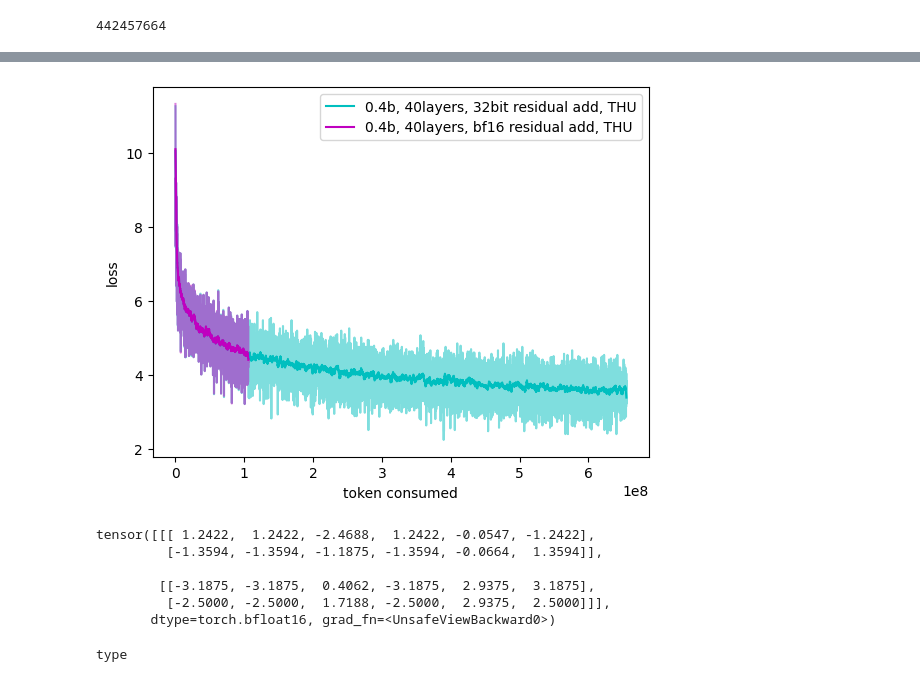
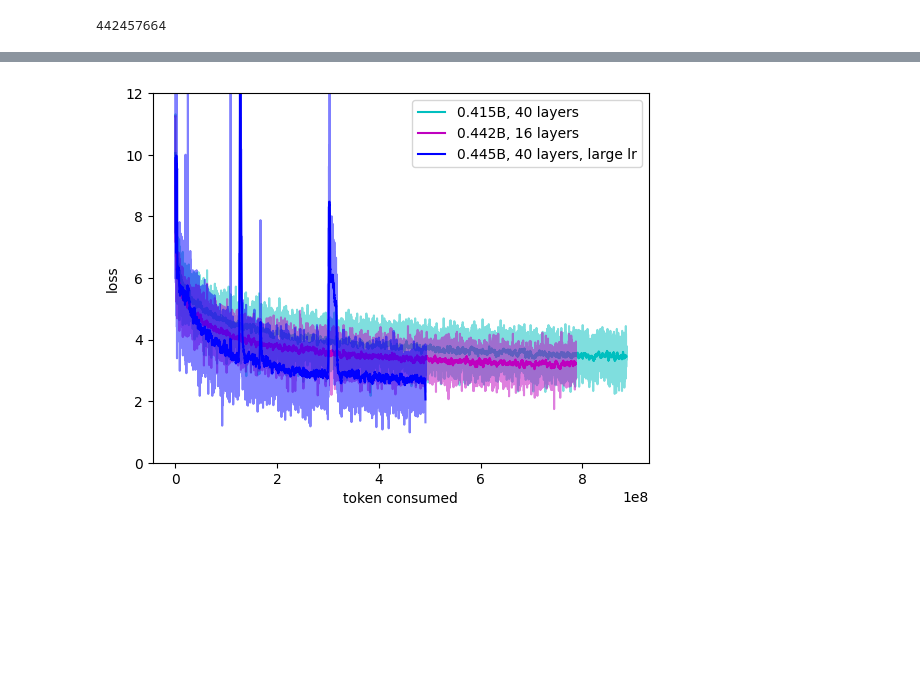
Before and after one commit to leosongwei/small_pretrained_model, a Jupyter notebook: test.ipynb, the cells around one changed output, grey strips where cells are left out. Drawn from its saved outputs; the diff is of its cells as text; code cells hidden in the pictures; blank space fills up the shorter version.

```diff
--- a/test.ipynb
+++ b/test.ipynb
@@ -107,88 +121,35 @@ def get_training_log(saves_dir):
     log_entries = []
 
     for dir in checkpoints:
         log_path = os.path.join(saves_dir, dir, "logs.json")
         with open(log_path) as file:
             file_entries = json.load(file)
         log_entries += file_entries
 
     losses = list(map(lambda x: x["loss"], log_entries))
     token_comsumed = [x["token_consumed"] for x in log_entries]
     return torch.tensor(token_comsumed), torch.tensor(losses)
 
 alpha = 0.5
 window_size = 41
 
 # colors = list(matplotlib.colormaps['Set1'].colors[:])
 colors = ['c', 'r', 'y', 'b', 'm', 'c']
 
 def plot_training_history(label, path):
     color = colors.pop()
     token_comsumed, losses = get_training_log(path)
     plt.plot(token_comsumed, losses, alpha=alpha, color=color)
     plt.plot(token_comsumed, padded_avg(losses, window_size), label=label, alpha=1.0, color=color)
 
-# token_comsumed, losses = get_training_log("/home/leo/NLP/from_scratch/experiment/exp_05_custom_model_2/old/saves_1e-5")
-# plt.plot(token_comsumed, losses, alpha=alpha, label="1e-5")
 
-# token_comsumed, losses = get_training_log("/home/leo/NLP/from_scratch/experiment/exp_05_custom_model_2/old/saves_3e-5")
-# plt.plot(token_comsumed, losses, alpha=alpha, label="3e-5")
-
-# token_comsumed, losses = get_training_log("/home/leo/NLP/from_scratch/experiment/exp_05_custom_model_2/old/saves_wide_params")
-# plt.plot(token_comsumed, losses, alpha=alpha, label="shallow network")
-
-#plot_training_history("shallow-2", "/home/leo/NLP/from_scratch/experiment/exp_05_custom_model_2/old/saves-shallow-2")
-#plot_training_history("bitsandbytes", "/home/leo/NLP/from_scratch/experiment/exp_05_custom_model_2/old/saves_bitsandbytes_1")
-#plot_training_history("0.6b, bf16+l2+new_batch_gen+grad_accu", "/home/leo/NLP/from_scratch/experiment/exp_05_custom_model_2/old/saves_new_batch_gen")
-plot_training_history("0.4b, 40layers, 32bit residual add, THU", "/home/leo/NLP/from_scratch/experiment/exp_05_custom_model_2/saves_bk2")
-plot_training_history("0.4b, 40layers, bf16 residual add, THU", "/home/leo/NLP/from_scratch/experiment/exp_05_custom_model_2/saves")
+plot_training_history("0.415B, 40 layers", "./saves_deeper")
+plot_training_history("0.442B, 16 layers", "./saves_shallow")
+plot_training_history("0.445B, 40 layers, large lr", "./saves")
 plt.legend()
 plt.xlabel("token consumed")
 plt.ylabel("loss")
+plt.ylim(0, 12)
 plt.show()
 # %% [output]
-[figure, old version]
+[figure, new version]
-# %%
-import torch
-
-
-class BitLinear(torch.nn.Module):
-    def __init__(self, in_features, out_features, dtype=torch.bfloat16) -> None:
-        super().__init__()
-        self.dtype = dtype
-        self._weight = torch.nn.Parameter(torch.empty((out_features, in_features), dtype=dtype))
-        self._out_features = out_features
-        self._in_features = in_features
-        torch.nn.init.kaiming_normal_(self._weight)
-
-        ones = torch.ones(in_features, dtype=self.dtype)
-        neg_ones = ones * -1
-        self.register_buffer("ones", ones, persistent=False)
-        self.register_buffer("neg_ones", neg_ones, persistent=False)
-
-    def forward(self, x: torch.Tensor):
-        dim = x.shape[-1]
-        sum_weight = torch.sum(self._weight.view(self._out_features * self._in_features))
-        gamma = (1 / (self._out_features * self._in_features)) * sum_weight
-        w_gamma = self._weight / (gamma + 0.00001)
-        round_clip_weight = torch.max(self.neg_ones, torch.min(self.ones, torch.round(w_gamma)))
-        return torch.nn.functional.linear(x, round_clip_weight)
-
-b = BitLinear(3, 6)
-a = torch.randn(2, 2, 3, dtype=torch.bfloat16)
-b(a)
-
-# z = torch.zeros(5)
-# r = torch.randn(2,5)
-# torch.max(r, z)
-# %% [output]
-tensor([[[ 1.2422,  1.2422, -2.4688,  1.2422, -0.0547, -1.2422],
-         [-1.3594, -1.3594, -1.1875, -1.3594, -0.0664,  1.3594]],
-
-        [[-3.1875, -3.1875,  0.4062, -3.1875,  2.9375,  3.1875],
-         [-2.5000, -2.5000,  1.7188, -2.5000,  2.9375,  2.5000]]],
-       dtype=torch.bfloat16, grad_fn=<UnsafeViewBackward0>)
-# %%
-type(torch.nn.Linear)
-# %% [output]
-type
```
Also changed, not shown: parts of 5 cells of this notebook, 6 other files.
